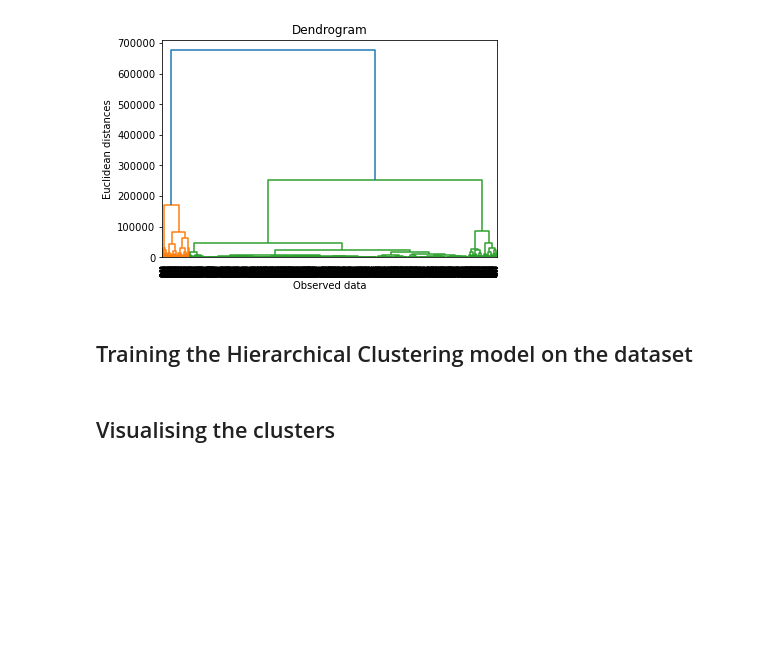
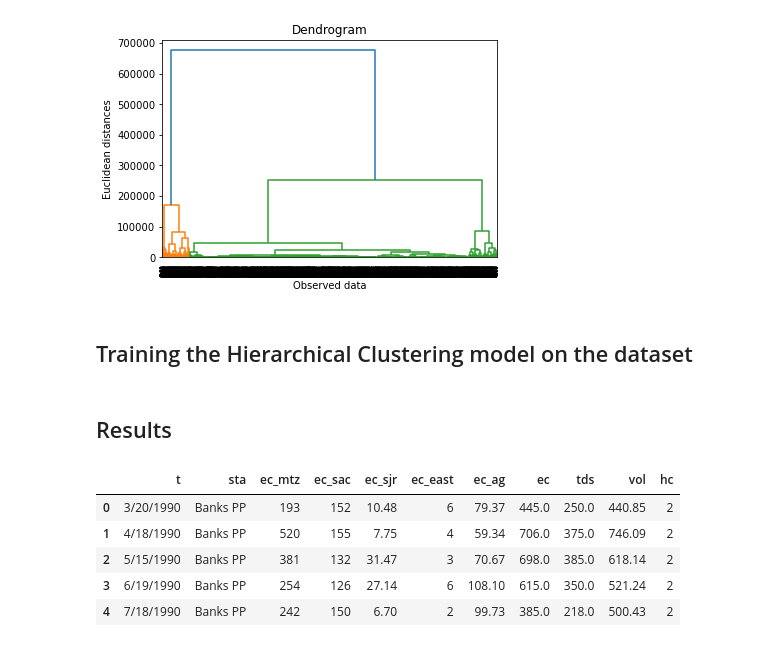
Before and after one commit to peymanDWR/Clustering_Ion-dataset_in_Delta, a Jupyter notebook: hierarchical_clustering.ipynb, the cells around one changed output. Drawn from its saved outputs; the diff is of its cells as text; code cells hidden in the pictures; blank space fills up the shorter version.

```diff
--- a/hierarchical_clustering.ipynb
+++ b/hierarchical_clustering.ipynb
@@ -55,2 +57,11 @@ y_hc = hc.fit_predict(X)
-# %% [markdown]
-## Visualising the clusters
+# %% [markdown]
+## Results
+# %%
+dataset.head()
+# %% [output]
+|  | t | sta | ec_mtz | ec_sac | ec_sjr | ec_east | ec_ag | ec | tds | vol | hc |
+| 0 | 3/20/1990 | Banks PP | 193 | 152 | 10.48 | 6 | 79.37 | 445.0 | 250.0 | 440.85 | 2 |
+| 1 | 4/18/1990 | Banks PP | 520 | 155 | 7.75 | 4 | 59.34 | 706.0 | 375.0 | 746.09 | 2 |
+| 2 | 5/15/1990 | Banks PP | 381 | 132 | 31.47 | 3 | 70.67 | 698.0 | 385.0 | 618.14 | 2 |
+| 3 | 6/19/1990 | Banks PP | 254 | 126 | 27.14 | 6 | 108.10 | 615.0 | 350.0 | 521.24 | 2 |
+| 4 | 7/18/1990 | Banks PP | 242 | 150 | 6.70 | 2 | 99.73 | 385.0 | 218.0 | 500.43 | 2 |
```
Also changed, not shown: parts of 6 cells of this notebook, 2 other files.
